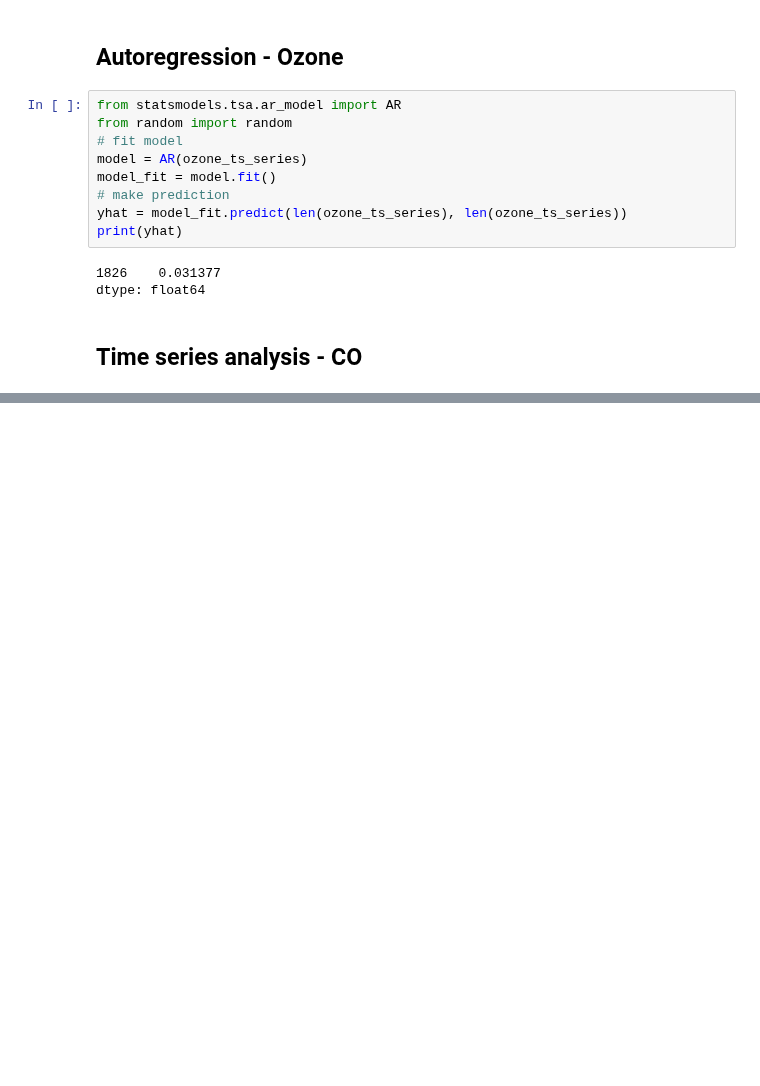
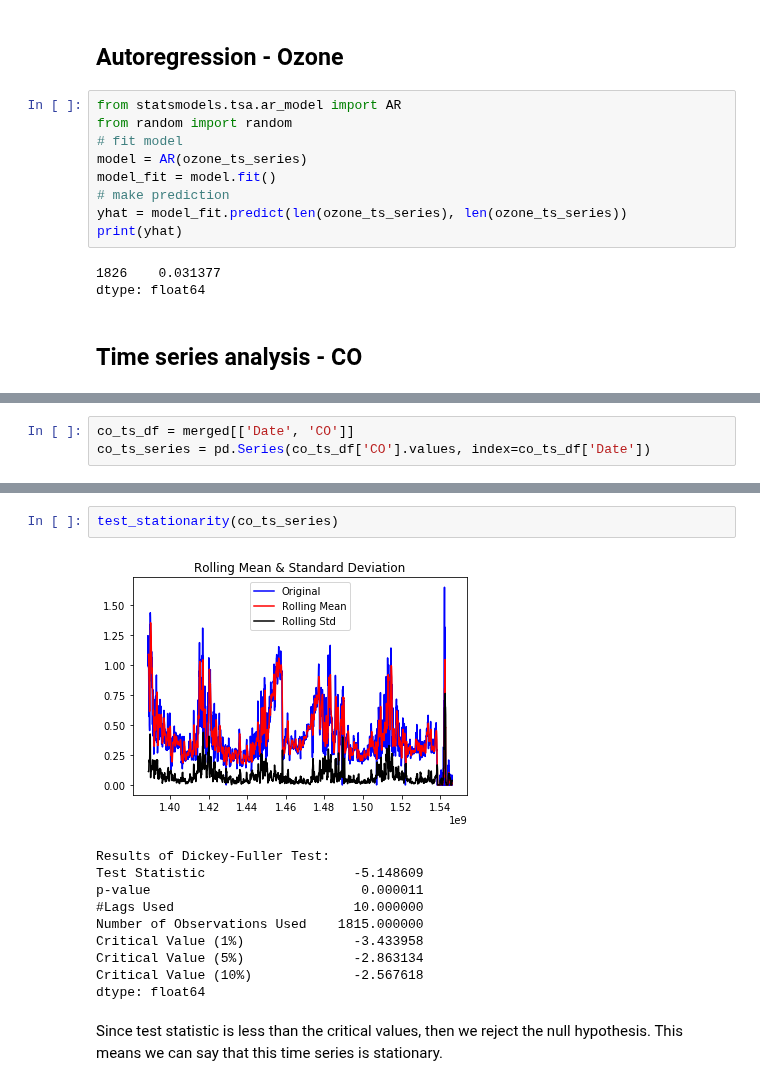
Before and after one commit to niharnandan/ml-project, a Jupyter notebook: Regression.ipynb, the cells around one changed output, grey strips where cells are left out. Cells and saved outputs as stored; diff of their text form; blank space fills up the shorter version.

```diff
--- a/Regression.ipynb
+++ b/Regression.ipynb
@@ -237,0 +193,3 @@ plt.plot(merged['Date'], merged['CO'])
+# %%
+co_ts_df = merged[['Date', 'CO']]
+co_ts_series = pd.Series(co_ts_df['CO'].values, index=co_ts_df['Date'])
@@ -237,0 +201,15 @@ plt.plot(merged['Date'], merged['CO'])
+# %%
+test_stationarity(co_ts_series)
+# %% [output]
+[figure, added]
+Results of Dickey-Fuller Test:
+Test Statistic                   -5.148609
+p-value                           0.000011
+#Lags Used                       10.000000
+Number of Observations Used    1815.000000
+Critical Value (1%)              -3.433958
+Critical Value (5%)              -2.863134
+Critical Value (10%)             -2.567618
+dtype: float64
+# %% [markdown]
+Since test statistic is less than the critical values, then we reject the null hypothesis. This means we can say that this time series is stationary.
```
Also changed, not shown: parts of 10 cells of this notebook.
